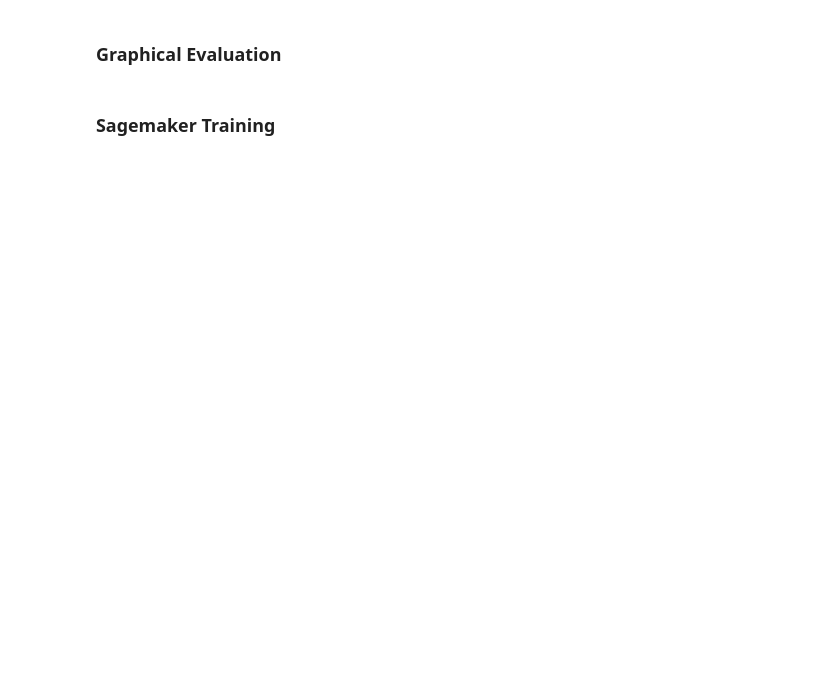
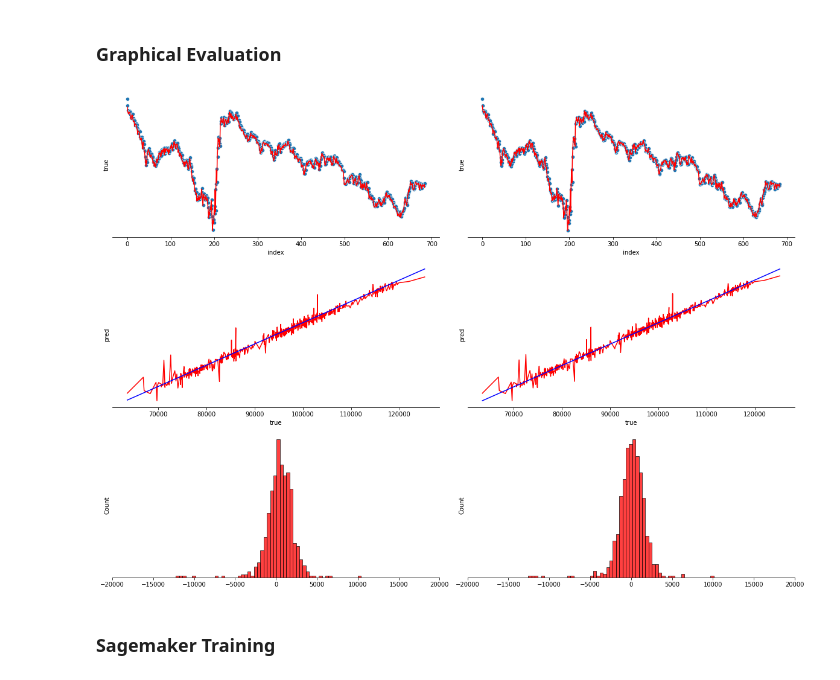
Before and after one commit to adelmofilho/BovespaStockPrediction, a Jupyter notebook: IbovespaForecasting.ipynb, the cells around one changed output. Cells and saved outputs as stored; diff of their text form; code cells hidden in the pictures; blank space fills up the shorter version.

```diff
--- a/IbovespaForecasting.ipynb
+++ b/IbovespaForecasting.ipynb
@@ -125,6 +118,6 @@ evaluate_results(test_x_tensor, test_y_tensor)
 # %% [markdown]
 ### Benchmark Model
 # %%
-true = np.array(np.hstack(y_tensor).tolist())
-pred = np.array(list(np.array(np.hstack(y_tensor).tolist())[1:]) + list(np.array(valid_y_tensor[0])))
+bcm_true = np.array(np.hstack(test_y_tensor).tolist())
+bcm_pred = np.array(list(np.array(np.hstack(test_y_tensor).tolist())[1:]) + list(np.array(valid_y_tensor[0])))
 # %%
@@ -153,2 +143,39 @@ sns.lineplot(ax=ax, data=a, dashes=False, markers=True)
+# %%
+bcm = pd.DataFrame()
+bcm["true"] = bcm_true
+bcm["pred"] = bcm_pred
+# %%
+pred = np.array(np.hstack(model(test_x_tensor).detach().numpy()).tolist())
+true = np.array(np.hstack(test_y_tensor).tolist())
+modelo = pd.DataFrame()
+modelo["true"] = true
+modelo["pred"] = pred
+# %%
+f, axes = plt.subplots(3, 2, figsize=(16.5, 11.7))
+sns.despine(left=True)
+
+# Plot a simple distribution of the desired columns
+sns.scatterplot(x="index", y='true', data=modelo.reset_index(), ax=axes[0, 0])
+sns.lineplot(x="index", y="pred", data=modelo.reset_index(),ax=axes[0, 0], color='r')
+
+sns.scatterplot(x="index", y='true', data=bcm.reset_index(), ax=axes[0, 1])
+sns.lineplot(x="index", y="pred", data=bcm.reset_index(),ax=axes[0, 1], color='r')
+
+sns.lineplot(x="true", y="pred", data=modelo.reset_index(),ax=axes[1, 0], color='r')
+sns.lineplot(x="true", y="true", data=modelo.reset_index(),ax=axes[1, 0], color='blue')
+
+sns.lineplot(x="true", y="pred", data=bcm.reset_index(),ax=axes[1, 1], color='r')
+sns.lineplot(x="true", y="true", data=bcm.reset_index(),ax=axes[1, 1], color='blue')
+
+sns.histplot(data = modelo["true"] - modelo["pred"],ax=axes[2, 0], color='r')
+axes[2, 0].set_xlim(-20000, 20000)
+
+sns.histplot(data = bcm["true"] - bcm["pred"],ax=axes[2, 1], color='r')
+axes[2, 1].set_xlim(-20000, 20000)
+
+plt.setp(axes, yticks=[])
+plt.tight_layout()
+# %% [output]
+[figure, added]
 # %% [markdown]
 ### Sagemaker Training
```
Also changed, not shown: parts of 26 cells of this notebook, 3 other files.
